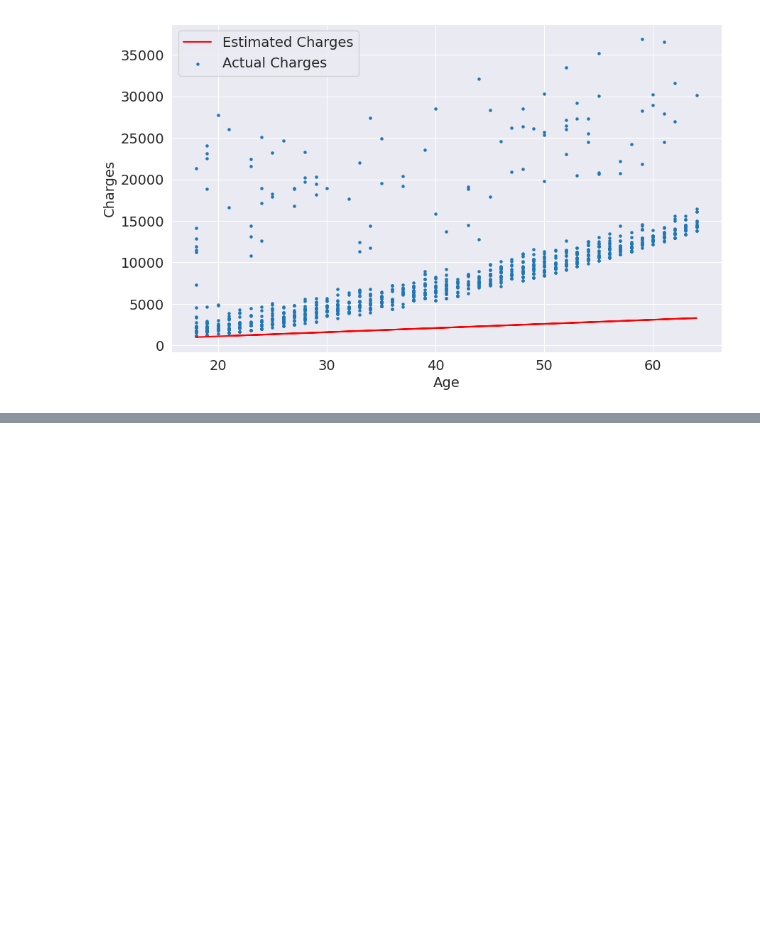
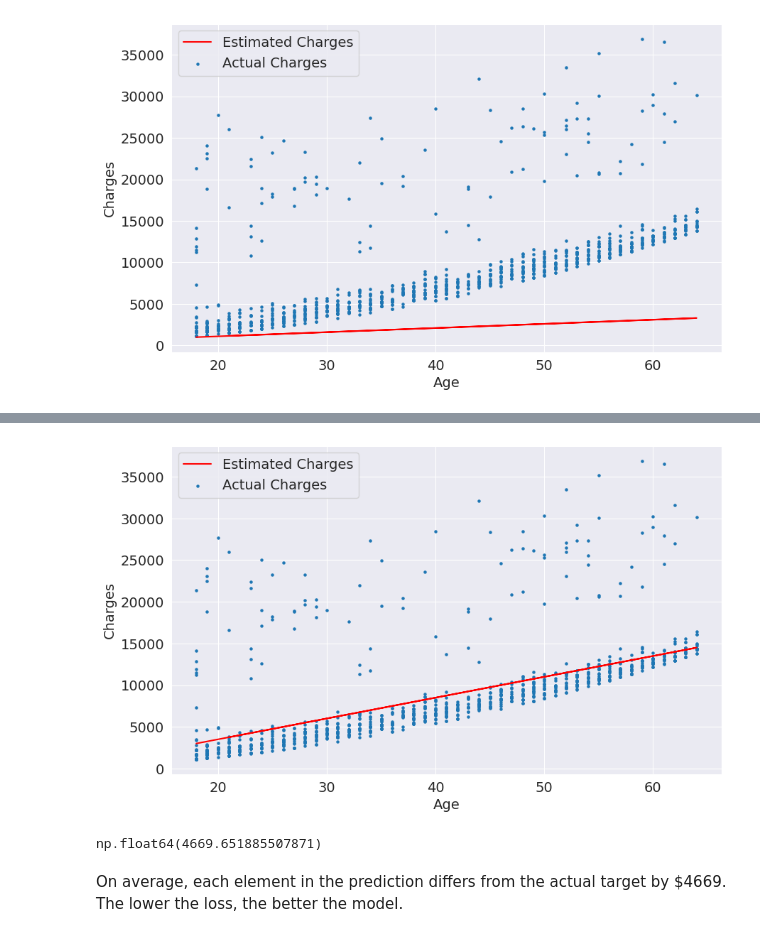
Before and after one commit to JohnUfo/python-and-scikit-tutorial, a Jupyter notebook: python_and_scikit_learn.ipynb, the cells around one changed output, grey strips where cells are left out. Drawn from its saved outputs; the diff is of its cells as text; code cells hidden in the pictures; blank space fills up the shorter version.

```diff
--- a/python_and_scikit_learn.ipynb
+++ b/python_and_scikit_learn.ipynb
@@ -263,0 +286,7 @@ plt.legend(['Estimated Charges','Actual Charges'])
+# %%
+w = 250
+b = -1500
+# %%
+try_parameters(w,b)
+# %% [output]
+[figure, added]
@@ -263,0 +296,7 @@ plt.legend(['Estimated Charges','Actual Charges'])
+# %%
+rmse(targets,predicted)
+# %% [output]
+np.float64(4669.651885507871)
+# %% [markdown]
+On average, each element in the prediction differs from the actual target by $4669.
+The lower the loss, the better the model.
```
Also changed, not shown: parts of 5 cells of this notebook.
